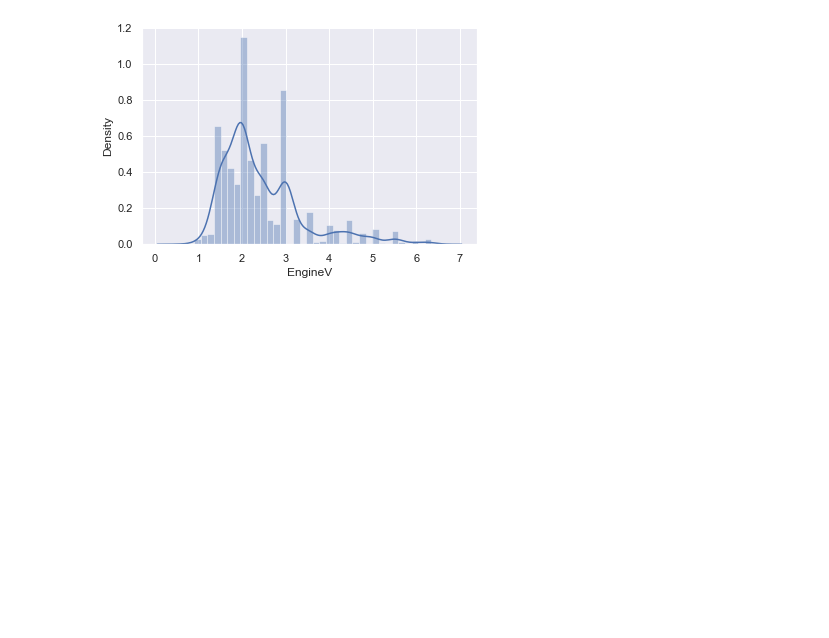
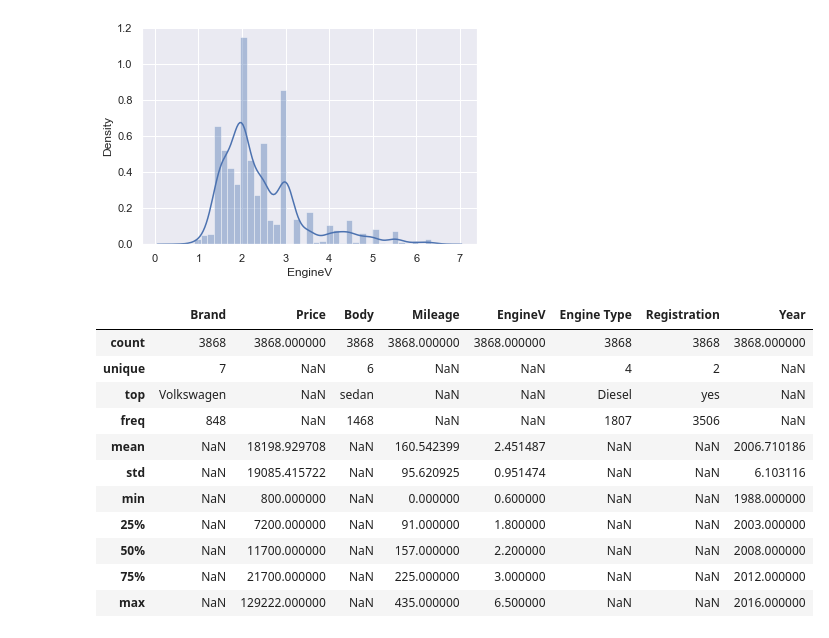
Before and after one commit to vogel2/Data-Science, a Jupyter notebook: 2 - Advanced Statistical Methods/4 - Multiple Linear Regression with sklearn/Practical Example/Regression.ipynb, the cells around one changed output. Saved outputs shown, nothing was run; the diff lists cells and outputs as text; code cells hidden in the pictures; blank space fills up the shorter version.

```diff
--- a/2 - Advanced Statistical Methods/4 - Multiple Linear Regression with sklearn/Practical Example/Regression.ipynb
+++ b/2 - Advanced Statistical Methods/4 - Multiple Linear Regression with sklearn/Practical Example/Regression.ipynb
@@ -145,4 +145,18 @@ sns.distplot(data_3['EngineV'])
 [figure]
 # %%
 q = data_3['Year'].quantile(0.01)
-data_4 = data_3[]
+data_4 = data_3[data_3['Year']>q]
+data_4.describe(include='all')
+# %% [output]
+|  | Brand | Price | Body | Mileage | EngineV | Engine Type | Registration | Year |
+| count | 3868 | 3868.000000 | 3868 | 3868.000000 | 3868.000000 | 3868 | 3868 | 3868.000000 |
+| unique | 7 | NaN | 6 | NaN | NaN | 4 | 2 | NaN |
+| top | Volkswagen | NaN | sedan | NaN | NaN | Diesel | yes | NaN |
+| freq | 848 | NaN | 1468 | NaN | NaN | 1807 | 3506 | NaN |
+| mean | NaN | 18198.929708 | NaN | 160.542399 | 2.451487 | NaN | NaN | 2006.710186 |
+| std | NaN | 19085.415722 | NaN | 95.620925 | 0.951474 | NaN | NaN | 6.103116 |
+| min | NaN | 800.000000 | NaN | 0.000000 | 0.600000 | NaN | NaN | 1988.000000 |
+| 25% | NaN | 7200.000000 | NaN | 91.000000 | 1.800000 | NaN | NaN | 2003.000000 |
+| 50% | NaN | 11700.000000 | NaN | 157.000000 | 2.200000 | NaN | NaN | 2008.000000 |
+| 75% | NaN | 21700.000000 | NaN | 225.000000 | 3.000000 | NaN | NaN | 2012.000000 |
+| max | NaN | 129222.000000 | NaN | 435.000000 | 6.500000 | NaN | NaN | 2016.000000 |
```
Also changed, not shown: parts of 1 cell of this notebook.
